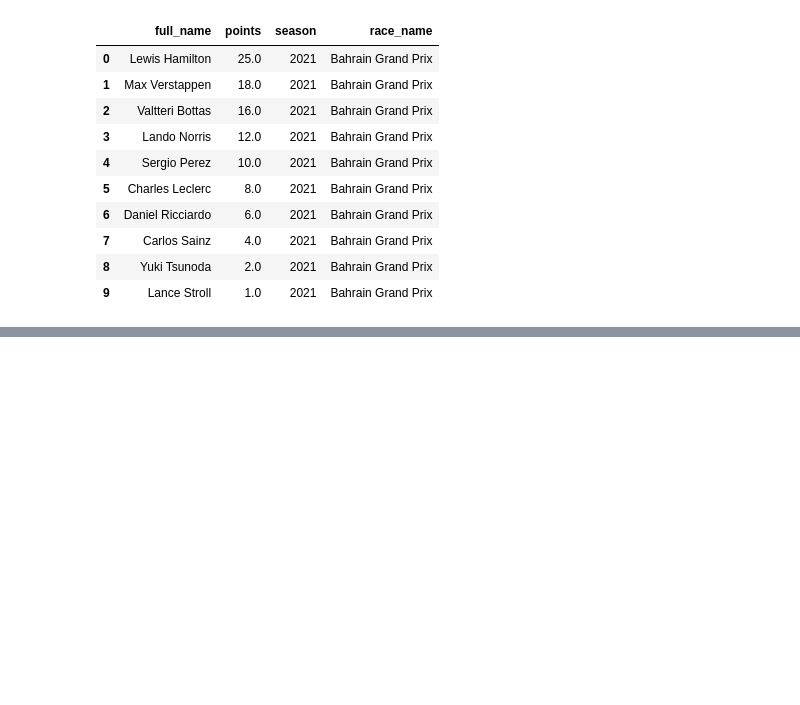
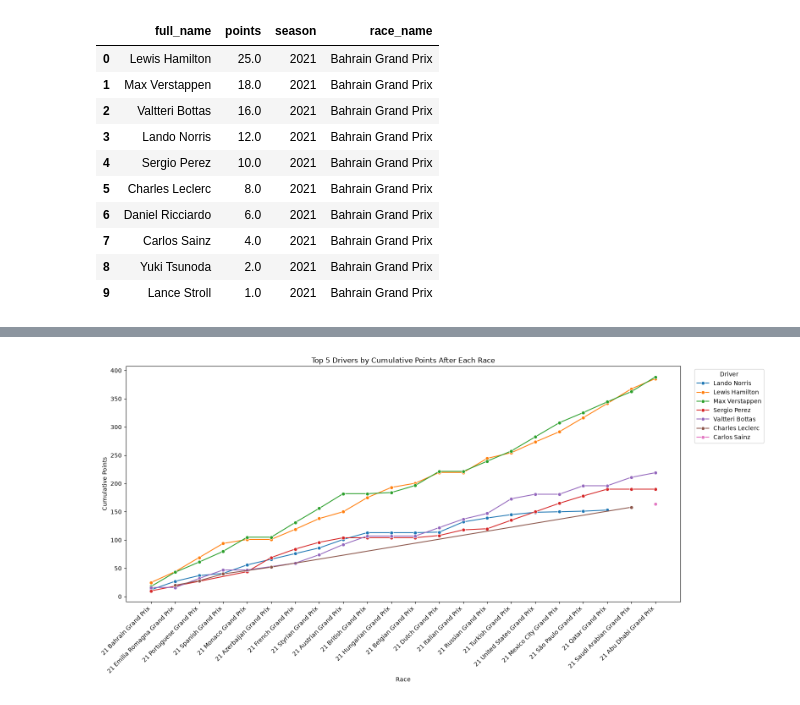
Before and after one commit to skyaax/f1_project, a Jupyter notebook: f1.ipynb, the cells around one changed output, grey strips where cells are left out. Drawn from its saved outputs; the diff is of its cells as text; code cells hidden in the pictures; blank space fills up the shorter version.

```diff
--- a/f1.ipynb
+++ b/f1.ipynb
@@ -415,0 +457,65 @@ results_analysis_2021.head(10)
+# %%
+# Build cumulative points by race
+standings = results_analysis[results_analysis["season"] == 2021].copy()
+standings = standings.rename(columns={"race_Id": "race_id"})
+
+# Some race_result tables may contain multiple rows per driver/race in edge cases,
+# so aggregate safely to one row per driver per race
+standings = (
+    standings
+    .groupby(["race_id", "season", "race_name", "full_name"], as_index=False)["points"]
+    .sum()
+)
+
+# Ensure races are in chronological order
+race_order = (
+    standings[["race_id", "season", "race_name"]]
+    .drop_duplicates()
+    .sort_values(["season", "race_id"])
+)
+race_order["race_round"] = np.arange(1, len(race_order) + 1)
+
+standings = standings.merge(race_order, on=["race_id", "season", "race_name"], how="left")
+standings = standings.sort_values(["race_round", "full_name"])
+
+# Cumulative points per driver after each race
+standings["cumulative_points"] = standings.groupby("full_name")["points"].cumsum()
+
+# Driver rank after each race
+standings["rank_after_race"] = (
+    standings.groupby("race_round")["cumulative_points"]
+    .rank(method="dense", ascending=False)
+)
+
+top5_each_race = standings[standings["rank_after_race"] <= 5].copy()
+
+# Keep x-axis readable
+top5_each_race["race_label"] = (
+    top5_each_race["season"].astype(str) + " - " + top5_each_race["race_name"]
+)
+
+plt.figure(figsize=(16, 8))
+sns.lineplot(
+    data=top5_each_race,
+    x="race_round",
+    y="cumulative_points",
+    hue="full_name",
+    marker="o"
+)
+
+# Show fewer x ticks for readability
+tick_step = max(1, len(race_order) // 12)
+tick_positions = race_order["race_round"].iloc[::tick_step]
+tick_labels = (
+    race_order["season"].astype(str).str[-2:] + " " + race_order["race_name"]
+).iloc[::tick_step]
+
+plt.xticks(tick_positions, tick_labels, rotation=45, ha="right")
+plt.title("Top 5 Drivers by Cumulative Points After Each Race")
+plt.xlabel("Race")
+plt.ylabel("Cumulative Points")
+plt.legend(title="Driver", bbox_to_anchor=(1.02, 1), loc="upper left")
+plt.tight_layout()
+plt.show()
+# %% [output]
+[figure, added]
```
Also changed, not shown: parts of 3 cells of this notebook.
